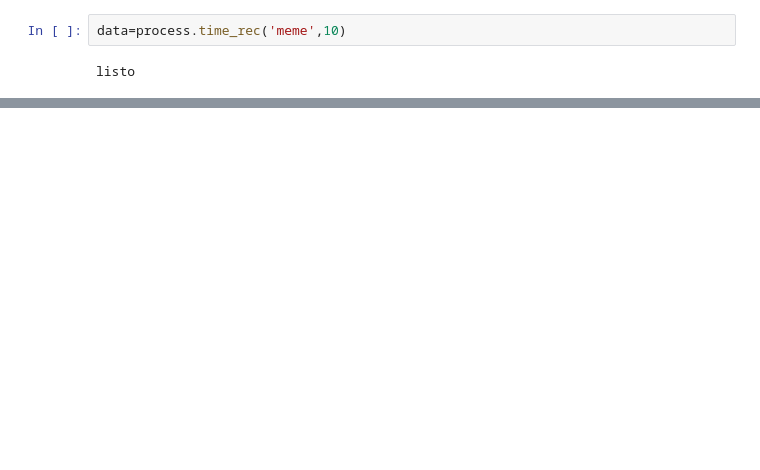
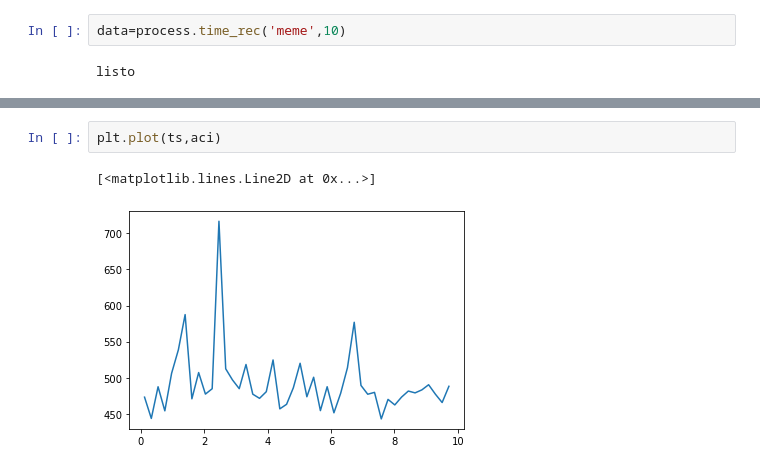
Before and after one commit to meguia/IRma, a Jupyter notebook: test1.ipynb, the cells around one changed output, grey strips where cells are left out. Cells and saved outputs as stored; diff of their text form; blank space fills up the shorter version.

```diff
--- a/test1.ipynb
+++ b/test1.ipynb
@@ -56,0 +71,5 @@ ax.set_yscale('log')
+# %%
+plt.plot(ts,aci)
+# %% [output]
+[<matplotlib.lines.Line2D at 0x...>]
+[figure, added]
```
Also changed, not shown: parts of 11 cells of this notebook, 1 other file.
